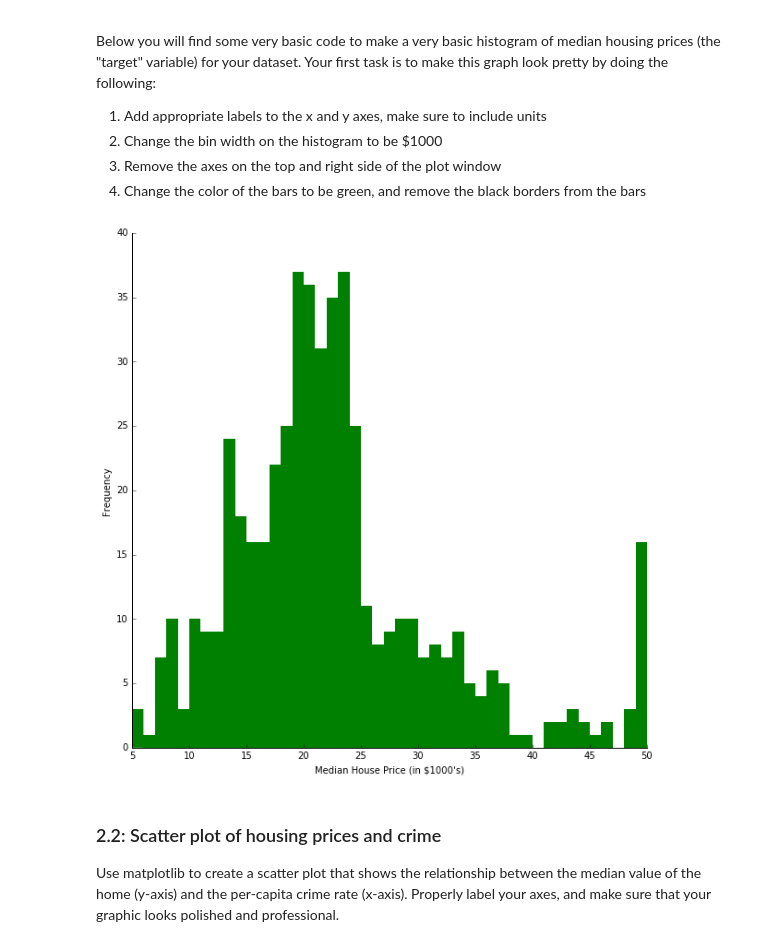
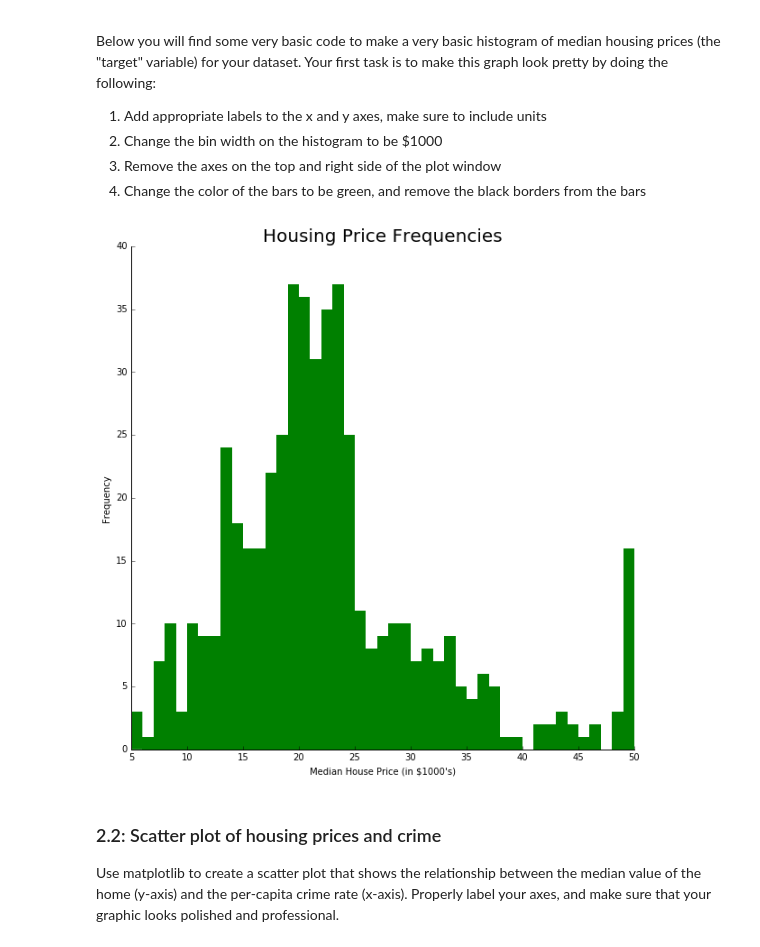
Before and after one commit to Raktos/info371-ps1, a Jupyter notebook: HO_JASON-INFO371-PS1.ipynb, the cells around one changed output. Drawn from its saved outputs; the diff is of its cells as text; code cells hidden in the pictures.

```diff
--- a/HO_JASON-INFO371-PS1.ipynb
+++ b/HO_JASON-INFO371-PS1.ipynb
@@ -289,27 +297,30 @@ Below you will find some very basic code to make a very basic histogram of media
 # %%
 # prepare IPython to work with matplotlib and import the library to something convenient
 %matplotlib inline
 import matplotlib.pyplot as plt
 
-# edit the code below to make the graph look good
+# make the plot
 plt.hist(bdata.target,
          bins = (int(np.max(bdata.target)) - int(np.min(bdata.target))),
          color = 'green',
          linewidth = 0
          )
 
+# make the labels
 plt.gcf().set_size_inches(10,10)
 plt.xlabel('Median House Price (in $1000\'s)')
 plt.ylabel('Frequency')
+plt.title('Housing Price Frequencies', fontsize=20)
 
+# get rid of lines we don't want
 plt.gca().spines['top'].set_visible(False)
 plt.gca().spines['right'].set_visible(False)
 plt.tick_params(axis='x', top='off')
 plt.tick_params(axis='y', right='off')
 
 plt.show()
 # %% [output]
-[figure, old version]
+[figure, new version]
 # %% [markdown]
 ### 2.2: Scatter plot of housing prices and crime
 
```
Also changed, not shown: parts of 13 cells of this notebook.
